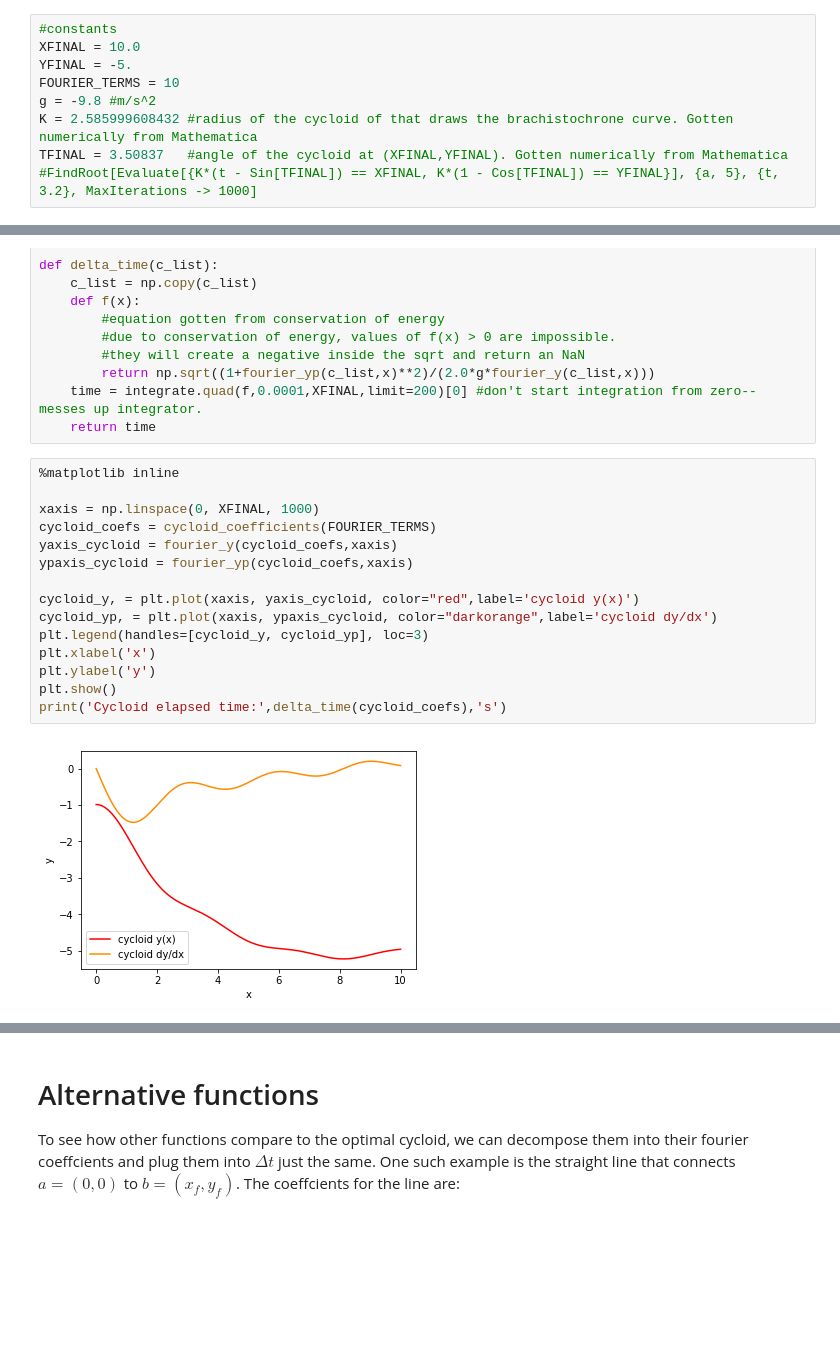
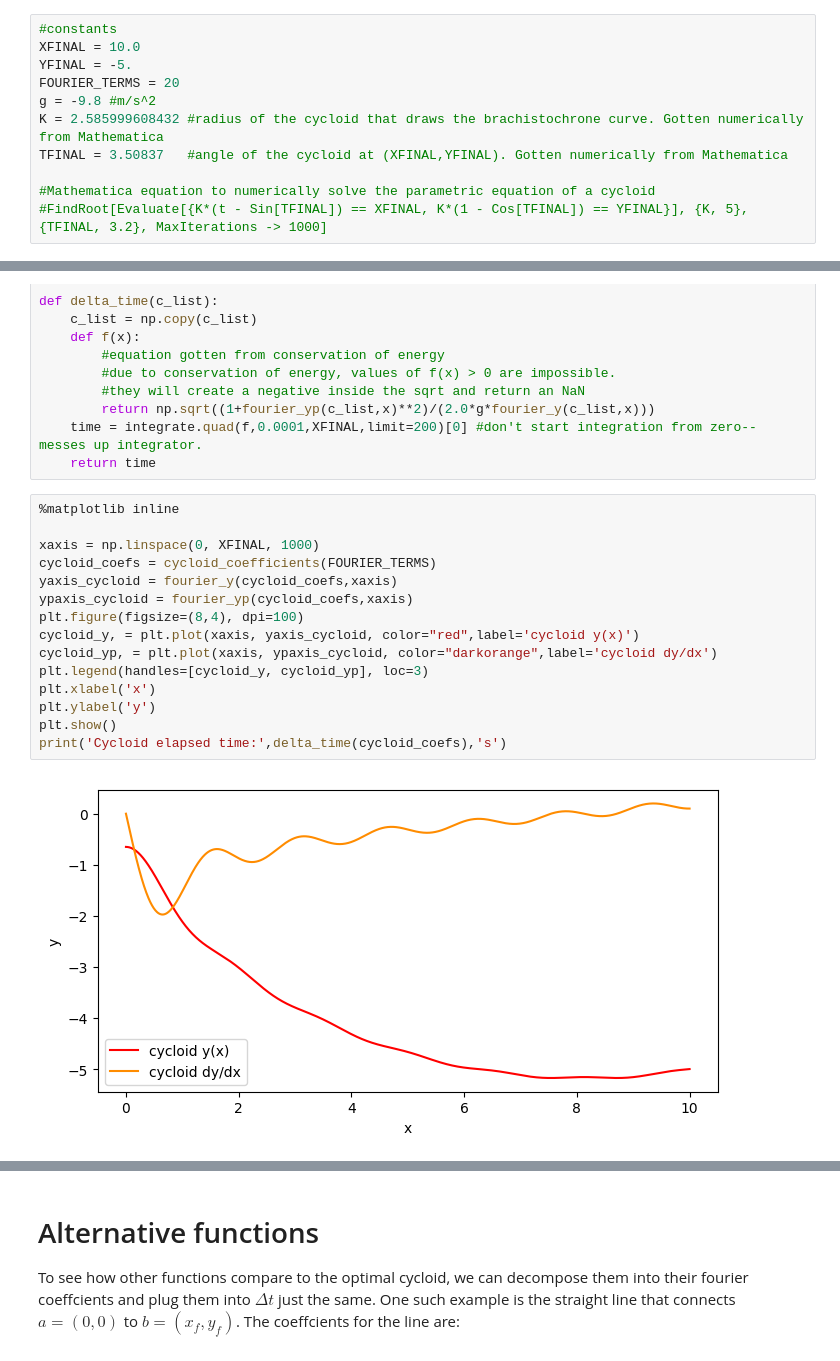
Before and after one commit to bhaney/estool, a Jupyter notebook: es_brachistochrone.ipynb, the cells around one changed output, grey strips where cells are left out. Cells and saved outputs as stored; diff of their text form; blank space fills up the shorter version.

Commit message:
brachistochrone ES example

```diff
--- a/es_brachistochrone.ipynb
+++ b/es_brachistochrone.ipynb
@@ -60,11 +62,13 @@ from es import SimpleGA, CMAES, PEPG, OpenES
 #constants
 XFINAL = 10.0
 YFINAL = -5.
-FOURIER_TERMS = 10
+FOURIER_TERMS = 20
 g = -9.8 #m/s^2
-K = 2.585999608432 #radius of the cycloid of that draws the brachistochrone curve. Gotten numerically from Mathematica
+K = 2.585999608432 #radius of the cycloid that draws the brachistochrone curve. Gotten numerically from Mathematica
 TFINAL = 3.50837   #angle of the cycloid at (XFINAL,YFINAL). Gotten numerically from Mathematica
-#FindRoot[Evaluate[{K*(t - Sin[TFINAL]) == XFINAL, K*(1 - Cos[TFINAL]) == YFINAL}], {a, 5}, {t, 3.2}, MaxIterations -> 1000]
+
+#Mathematica equation to numerically solve the parametric equation of a cycloid
+#FindRoot[Evaluate[{K*(t - Sin[TFINAL]) == XFINAL, K*(1 - Cos[TFINAL]) == YFINAL}], {K, 5}, {TFINAL, 3.2}, MaxIterations -> 1000]
 # %%
 def cycloid_coefficients(n):
     # n is number of sine coefficients and n+1 the number of cosine coeffcieints.
@@ -119,17 +123,17 @@ def delta_time(c_list):
 # %%
 %matplotlib inline
 
 xaxis = np.linspace(0, XFINAL, 1000)
 cycloid_coefs = cycloid_coefficients(FOURIER_TERMS)
 yaxis_cycloid = fourier_y(cycloid_coefs,xaxis)
 ypaxis_cycloid = fourier_yp(cycloid_coefs,xaxis)
-
+plt.figure(figsize=(8,4), dpi=100)
 cycloid_y, = plt.plot(xaxis, yaxis_cycloid, color="red",label='cycloid y(x)')
 cycloid_yp, = plt.plot(xaxis, ypaxis_cycloid, color="darkorange",label='cycloid dy/dx')
 plt.legend(handles=[cycloid_y, cycloid_yp], loc=3)
 plt.xlabel('x')
 plt.ylabel('y')
 plt.show()
 print('Cycloid elapsed time:',delta_time(cycloid_coefs),'s')
 # %% [output]
-[figure, old version]
+[figure, new version]
```
Also changed, not shown: parts of 12 cells of this notebook.
